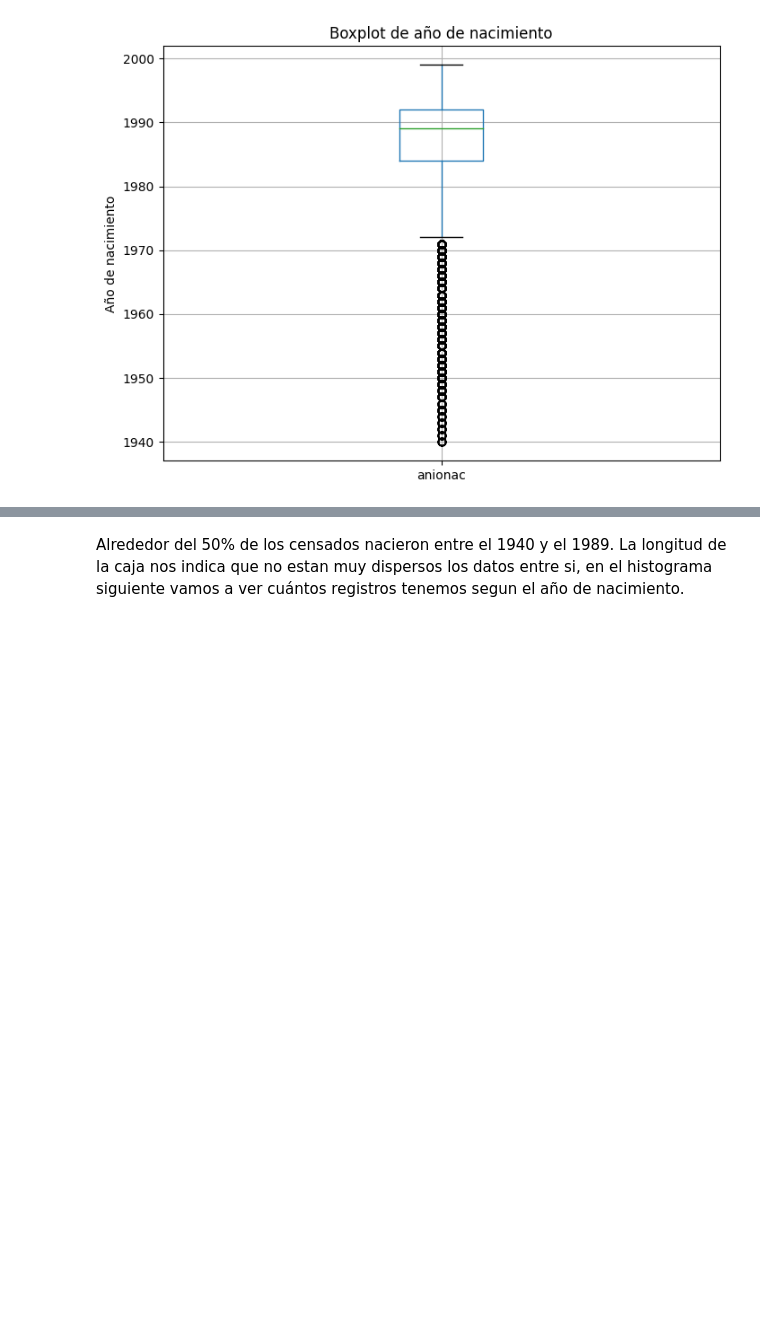
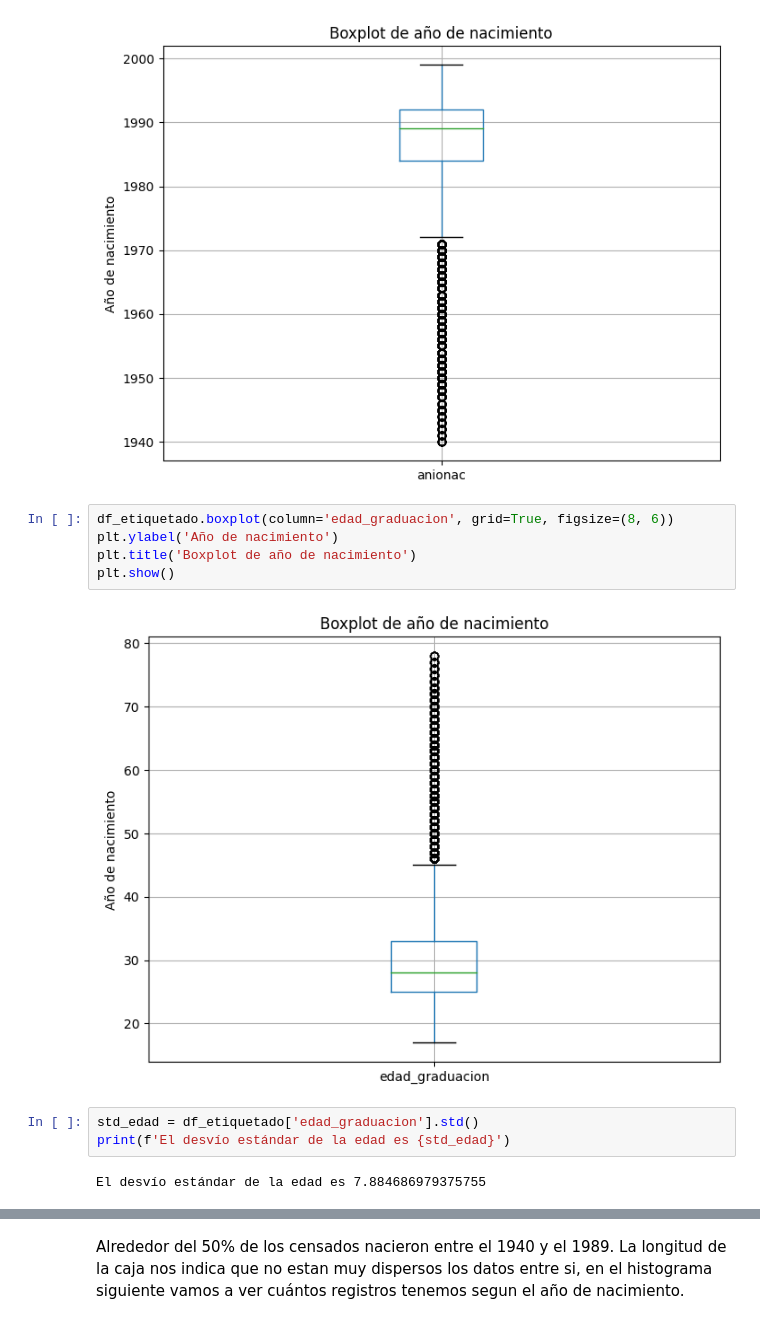
Before and after one commit to itssofiarce/regresion-fcdd, a Jupyter notebook: main.ipynb, the cells around one changed output, grey strips where cells are left out. Cells and saved outputs as stored; diff of their text form; blank space fills up the shorter version.

```diff
--- a/main.ipynb
+++ b/main.ipynb
@@ -189,3 +212,15 @@ plt.title('Boxplot de año de nacimiento')
 plt.show()
 # %% [output]
 [figure]
+# %%
+df_etiquetado.boxplot(column='edad_graduacion', grid=True, figsize=(8, 6))
+plt.ylabel('Año de nacimiento')
+plt.title('Boxplot de año de nacimiento')
+plt.show()
+# %% [output]
+[figure, added]
+# %%
+std_edad = df_etiquetado['edad_graduacion'].std()
+print(f'El desvío estándar de la edad es {std_edad}')
+# %% [output]
+El desvío estándar de la edad es 7.884686979375755
```
Also changed, not shown: parts of 17 cells of this notebook.
